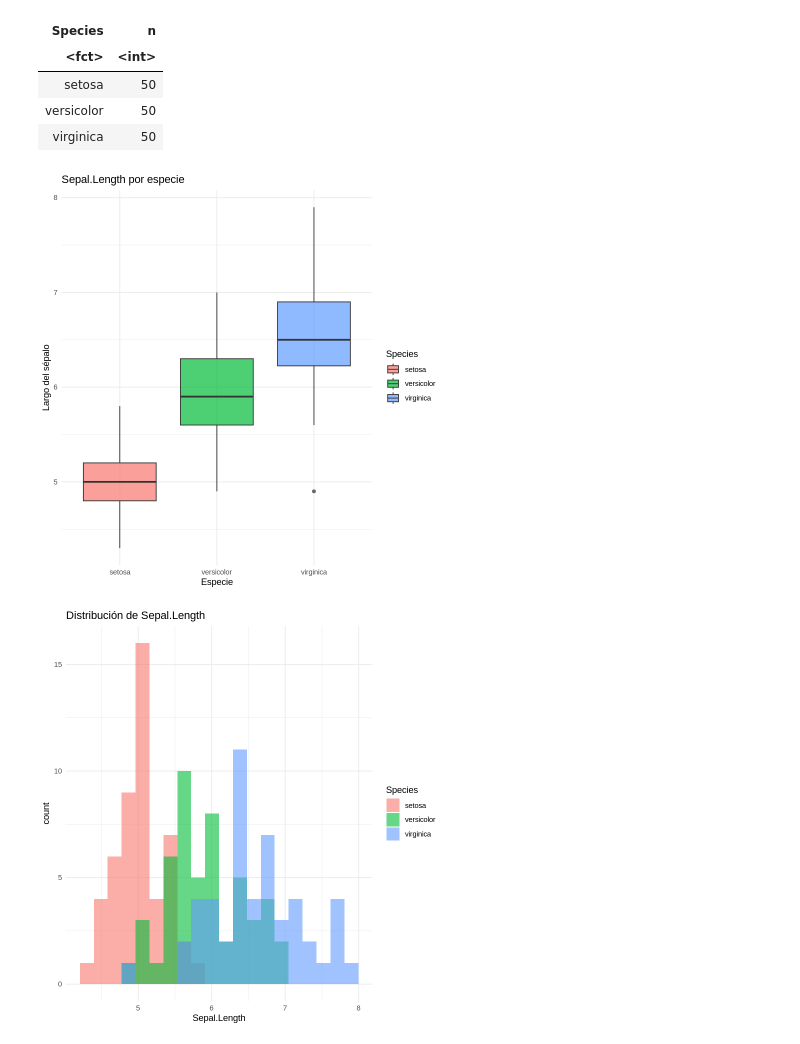
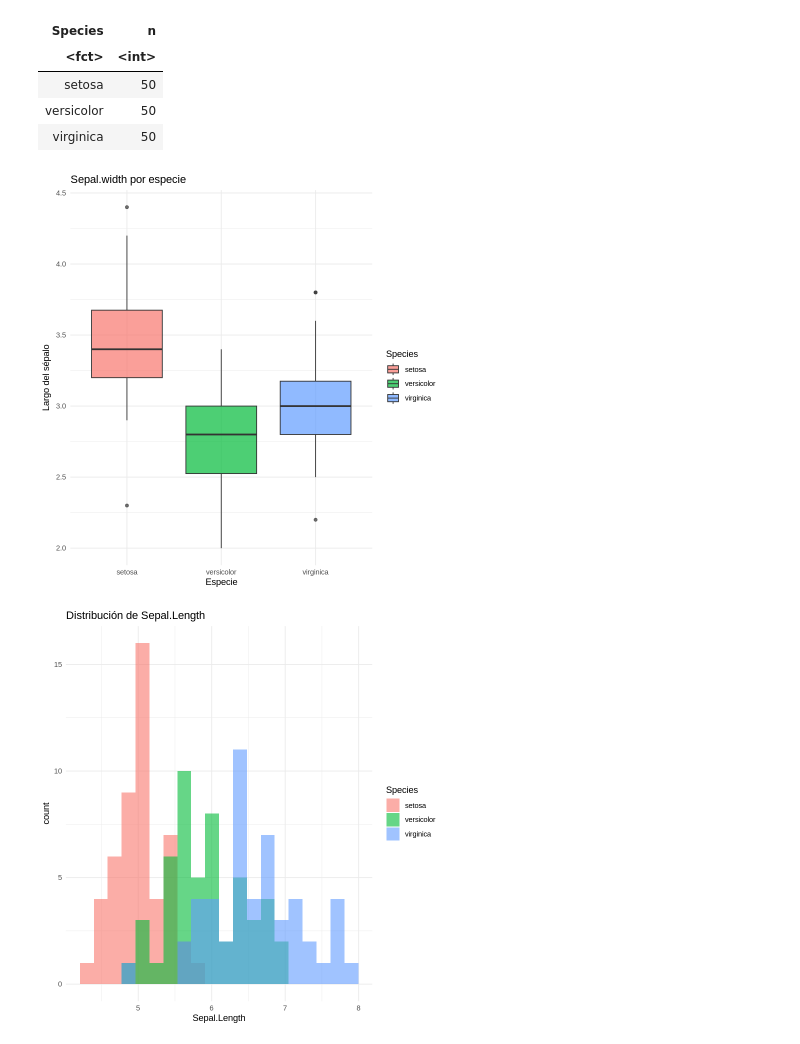
Before and after one commit to adigenova/uohdm, a Jupyter notebook: code/taller_testing_estadistico.ipynb, the cells around one changed output. Cells and saved outputs as stored; diff of their text form; code cells hidden in the pictures.

```diff
--- a/code/taller_testing_estadistico.ipynb
+++ b/code/taller_testing_estadistico.ipynb
@@ -104,12 +87,12 @@ A data.frame: 3 × 2
 | versicolor | 50 |
 | virginica | 50 |
 # %%
-ggplot(iris, aes(x = Species, y = Sepal.Length, fill = Species)) +
+ggplot(iris, aes(x = Species, y = Sepal.Width, fill = Species)) +
   geom_boxplot(alpha = 0.7) +
   theme_minimal() +
-  labs(title = "Sepal.Length por especie", x = "Especie", y = "Largo del sépalo")
+  labs(title = "Sepal.width por especie", x = "Especie", y = "Largo del sépalo")
 # %% [output]
-[figure, old version]
+[figure, new version]
 # %%
 ggplot(iris, aes(x = Sepal.Length, fill = Species)) +
   geom_histogram(bins = 20, alpha = 0.6, position = "identity") +
```
Also changed, not shown: parts of 3 cells of this notebook.
